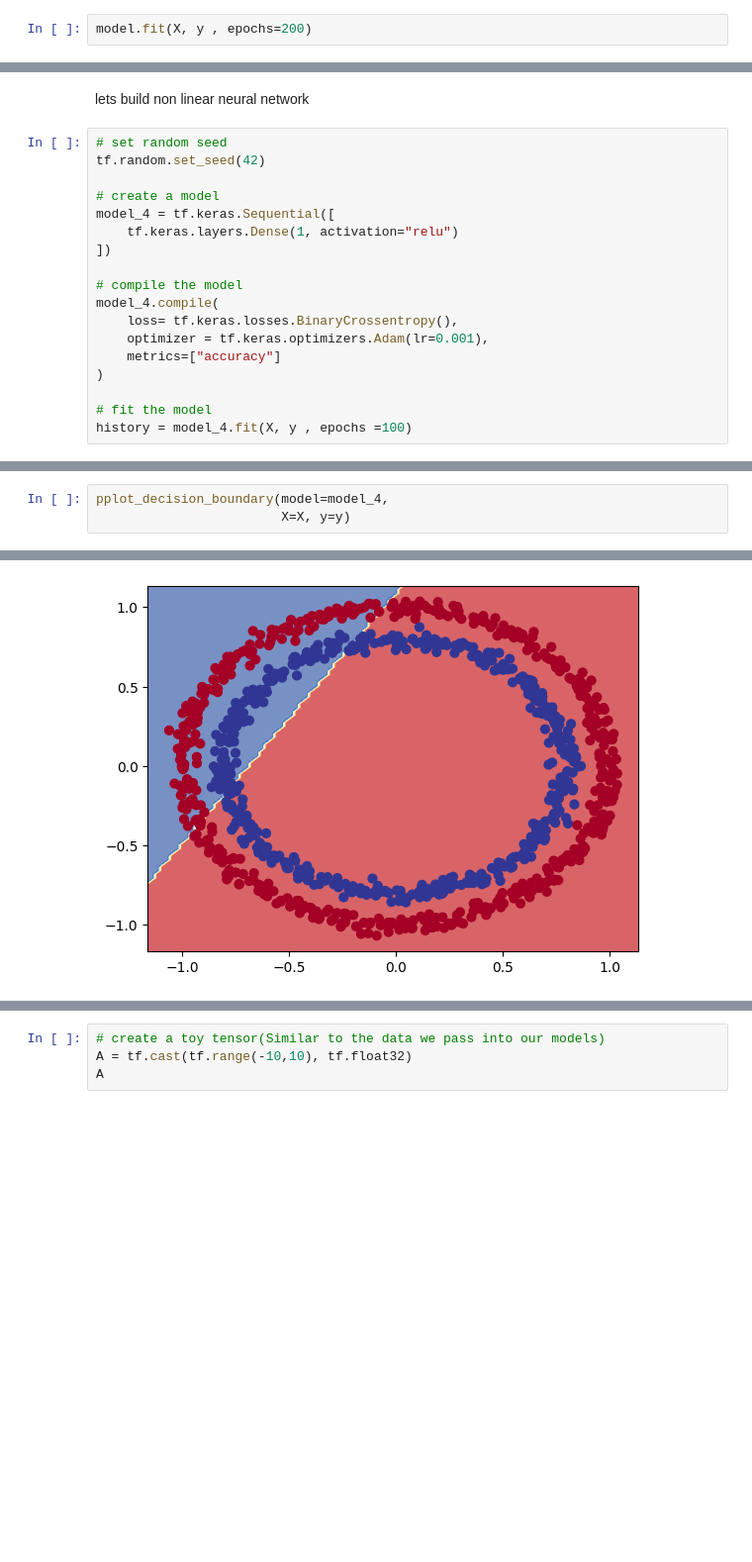
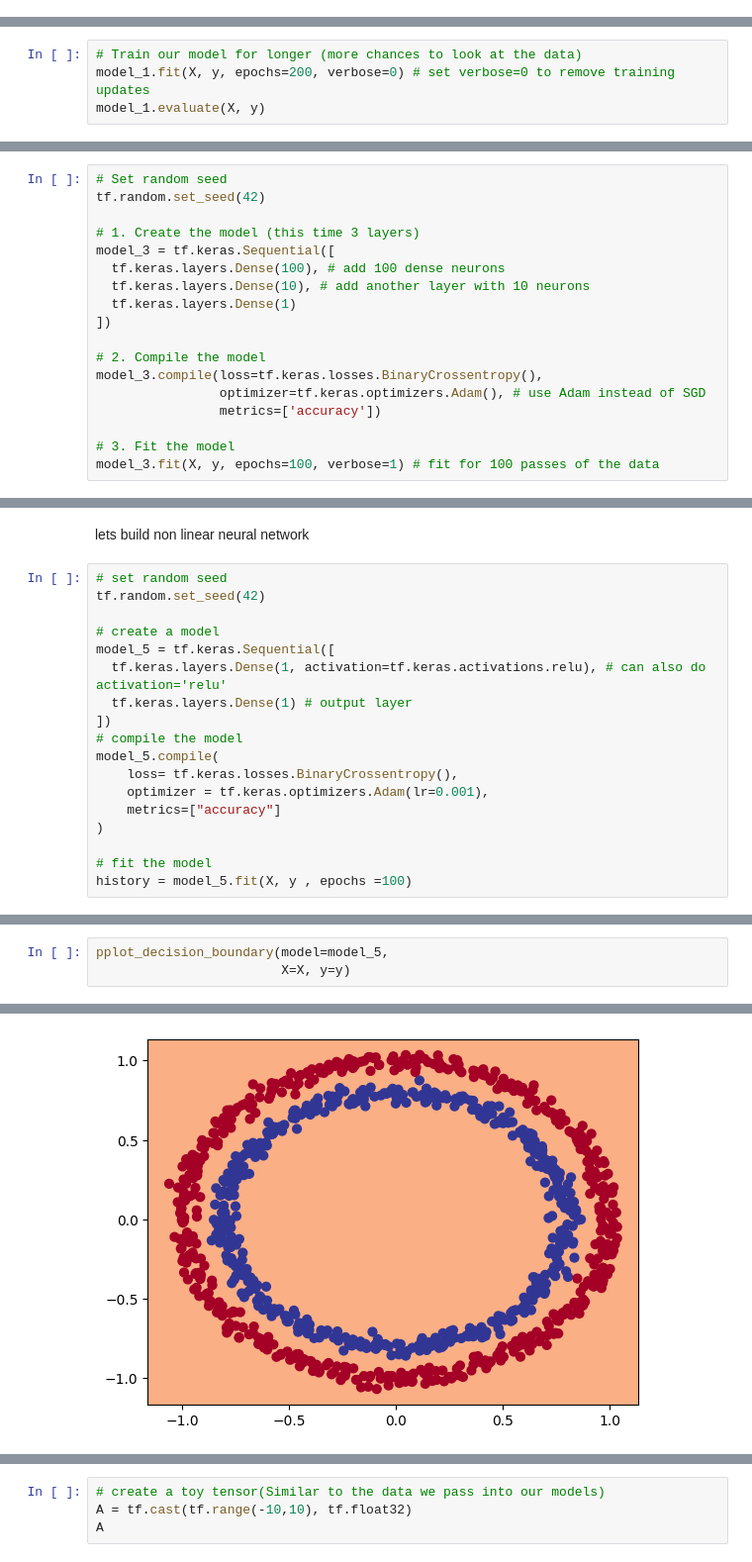
Before and after one commit to kishan5111/Deep_Learning_Vault, a Jupyter notebook: notebooks/tensorflow_course/04_neural_network_classification.ipynb, the cells around one changed output, grey strips where cells are left out. Shown at 99% size. Cells and saved outputs as stored; diff of their text form; blank space fills up the shorter version.

```diff
--- a/notebooks/tensorflow_course/04_neural_network_classification.ipynb
+++ b/notebooks/tensorflow_course/04_neural_network_classification.ipynb
@@ -132,2 +134,0 @@ Epoch 100/100
-# %%
-model.fit(X, y , epochs=200)
@@ -192,0 +175,4 @@ Epoch 100/100
+# %%
+# Train our model for longer (more chances to look at the data)
+model_1.fit(X, y, epochs=200, verbose=0) # set verbose=0 to remove training updates
+model_1.evaluate(X, y)
@@ -236,0 +241,18 @@ model_2.evaluate(X,y)
+# %%
+# Set random seed
+tf.random.set_seed(42)
+
+# 1. Create the model (this time 3 layers)
+model_3 = tf.keras.Sequential([
+  tf.keras.layers.Dense(100), # add 100 dense neurons
+  tf.keras.layers.Dense(10), # add another layer with 10 neurons
+  tf.keras.layers.Dense(1)
+])
+
+# 2. Compile the model
+model_3.compile(loss=tf.keras.losses.BinaryCrossentropy(),
+                optimizer=tf.keras.optimizers.Adam(), # use Adam instead of SGD
+                metrics=['accuracy'])
+
+# 3. Fit the model
+model_3.fit(X, y, epochs=100, verbose=1) # fit for 100 passes of the data
@@ -419,19 +503,19 @@ lets build non linear neural network
 tf.random.set_seed(42)
 
 # create a model
-model_4 = tf.keras.Sequential([
-    tf.keras.layers.Dense(1, activation="relu")
+model_5 = tf.keras.Sequential([
+  tf.keras.layers.Dense(1, activation=tf.keras.activations.relu), # can also do activation='relu'
+  tf.keras.layers.Dense(1) # output layer
 ])
-
 # compile the model
-model_4.compile(
+model_5.compile(
     loss= tf.keras.losses.BinaryCrossentropy(),
     optimizer = tf.keras.optimizers.Adam(lr=0.001),
     metrics=["accuracy"]
 )
 
 # fit the model
-history = model_4.fit(X, y , epochs =100)
+history = model_5.fit(X, y , epochs =100)
 # %% [output]
 WARNING:absl:`lr` is deprecated in Keras optimizer, please use `learning_rate` or use the legacy optimizer, e.g.,tf.keras.optimizers.legacy.Adam.
 Epoch 1/100
@@ -454,4 +538,4 @@ Epoch 100/100
 # %%
-pplot_decision_boundary(model=model_4,
+pplot_decision_boundary(model=model_5,
                         X=X, y=y)
 # %% [output]
@@ -459,5 +543,5 @@ pplot_decision_boundary(model=model_4,
 doing binary classification
-[figure, old version]
+[figure, new version]
 # %%
 # increaing layers in model 5
 
```
Also changed, not shown: parts of 80 cells of this notebook.
